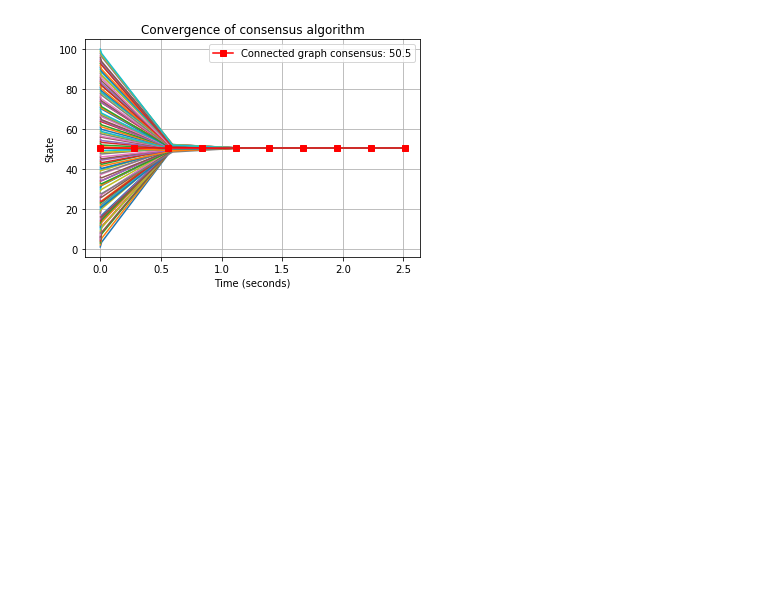
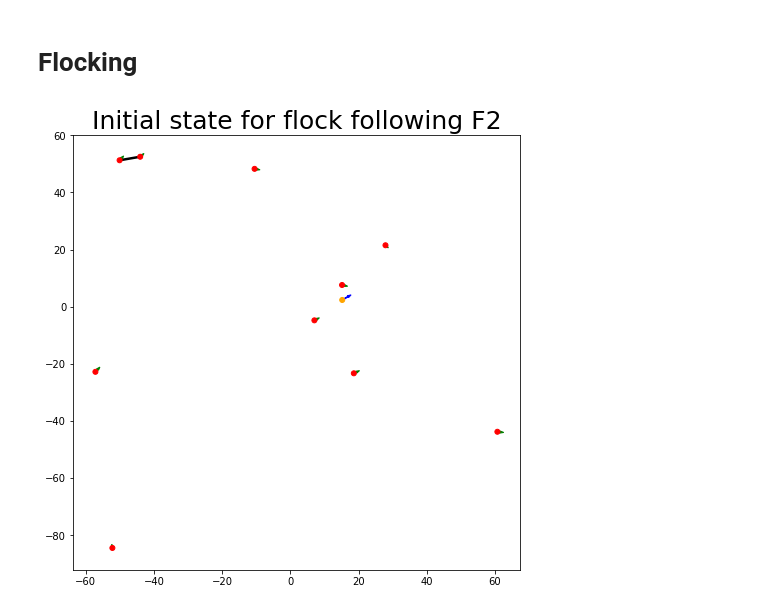
Before and after one commit to harveydevereux/Consensus, a Jupyter notebook: Example.ipynb, the cells around one changed output. Saved outputs shown, nothing was run; the diff lists cells and outputs as text; code cells hidden in the pictures; blank space fills up the shorter version.

```diff
--- a/Example.ipynb
+++ b/Example.ipynb
@@ -100,5 +55,18 @@ CS = Consensus.Consensus_Simulation(GBA,
-# %%
-CS.run_sim()
-CS.plot()
-# %% [output]
-[figure, removed]
+# %% [markdown]
+# Flocking
+# %%
+# could also leave Q and P for a default random initialisation
+N=10
+Q = np.sqrt(2500)*np.random.randn(N,2)
+P = (5)*np.random.rand(N,2)-1
+
+FS = Flock(number_of_agents=N,
+           initial_position=Q,
+           initial_velocity=P,
+           inter_agent_distance=7,
+           gamma_agent=True)
+
+p = FS.plot(arrow_width=0.25)
+plt.title("Initial state for flock following F2", fontsize=25)
+# %% [output]
+[figure, added]
```
Also changed, not shown: parts of 15 cells of this notebook, 39 other files.
